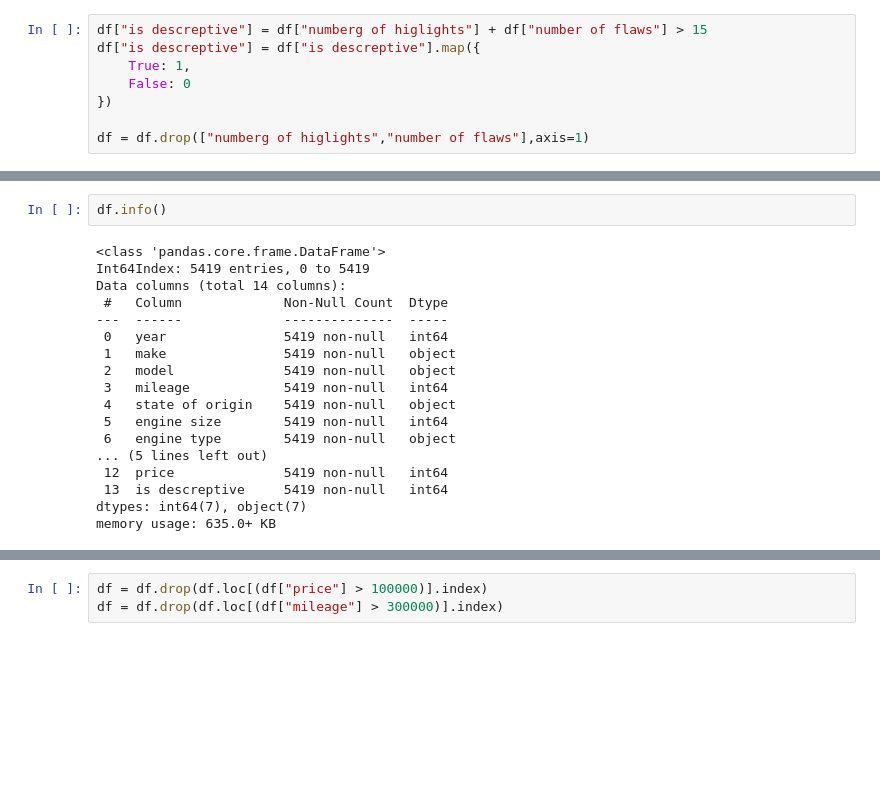
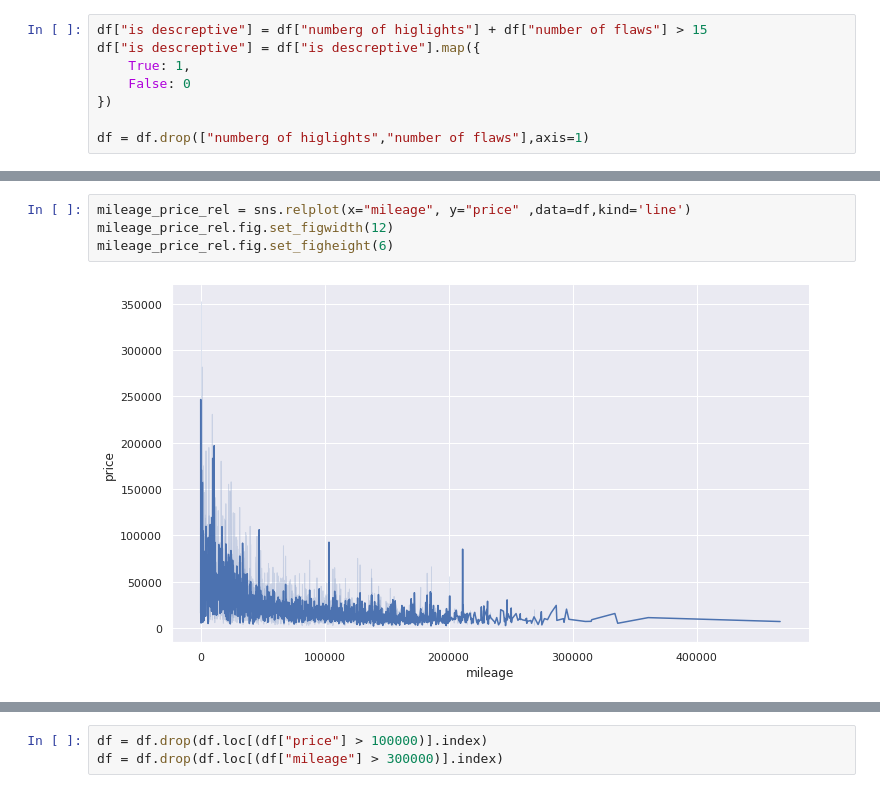
Before and after one commit to Daniel-Ros/DataScienceIFinalWork, a Jupyter notebook: regression.ipynb, the cells around one changed output, grey strips where cells are left out. Drawn from its saved outputs; the diff is of its cells as text; blank space fills up the shorter version.

```diff
--- a/regression.ipynb
+++ b/regression.ipynb
@@ -225,20 +229,6 @@ array([[<AxesSubplot:title={'center':'year'}>,
-# %%
-df.info()
-# %% [output]
-<class 'pandas.core.frame.DataFrame'>
-Int64Index: 5419 entries, 0 to 5419
-Data columns (total 14 columns):
- #   Column             Non-Null Count  Dtype
----  ------             --------------  -----
- 0   year               5419 non-null   int64
- 1   make               5419 non-null   object
- 2   model              5419 non-null   object
- 3   mileage            5419 non-null   int64
- 4   state of origin    5419 non-null   object
- 5   engine size        5419 non-null   int64
- 6   engine type        5419 non-null   object
-... (5 lines left out)
- 12  price              5419 non-null   int64
- 13  is descreptive     5419 non-null   int64
-dtypes: int64(7), object(7)
-memory usage: 635.0+ KB
+# %%
+mileage_price_rel = sns.relplot(x="mileage", y="price" ,data=df,kind='line')
+mileage_price_rel.fig.set_figwidth(12)
+mileage_price_rel.fig.set_figheight(6)
+# %% [output]
+[figure, added]
```
Also changed, not shown: parts of 34 cells of this notebook, 1 other file.
